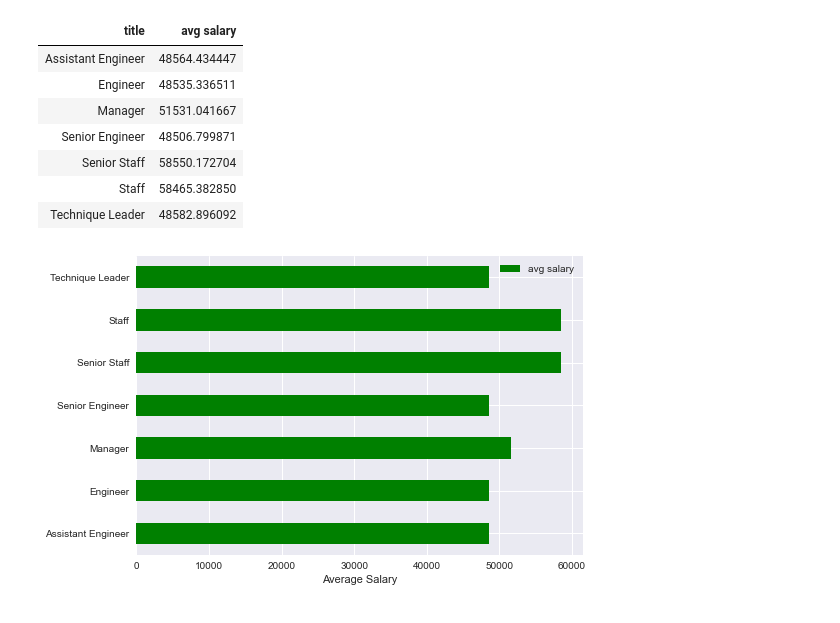
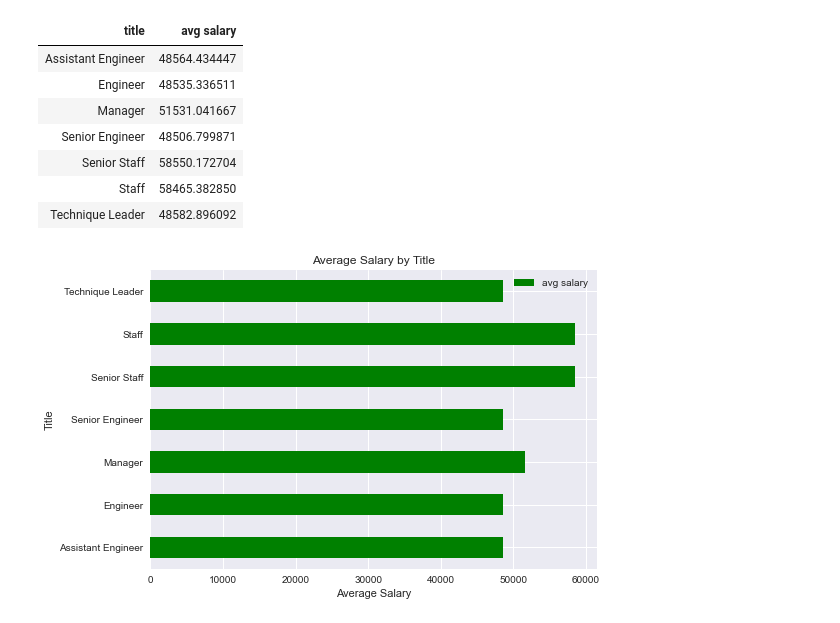
Before and after one commit to rb25s13/sql-employee-db, a Jupyter notebook: EmployeeSQL/salary_ranges.ipynb, the cells around one changed output. Cells and saved outputs as stored; diff of their text form; code cells hidden in the pictures.

Commit message:
added titles/labels to charts

```diff
--- a/EmployeeSQL/salary_ranges.ipynb
+++ b/EmployeeSQL/salary_ranges.ipynb
@@ -33,6 +34,8 @@ salary_data.head(7).style.hide_index()
 # %%
 salary_data.plot(kind='barh', color='green').set_yticklabels(salary_data["title"])
 plt.xlabel('Average Salary')
+plt.ylabel('Title')
+plt.title('Average Salary by Title')
 plt.show()
 # %% [output]
-[figure, old version]
+[figure, new version]
```
Also changed, not shown: parts of 1 cell of this notebook.
